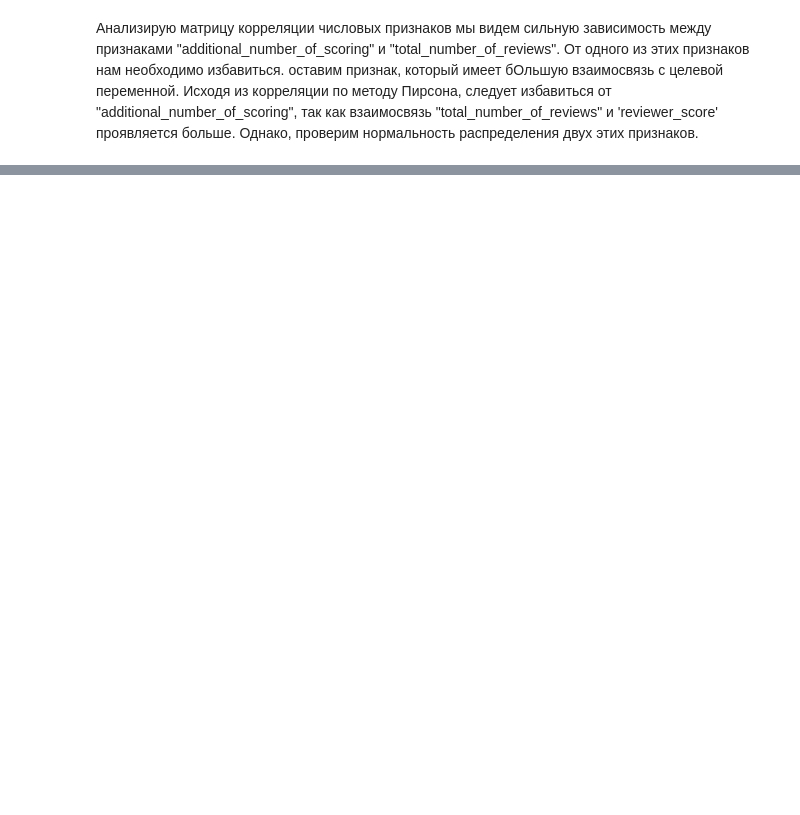
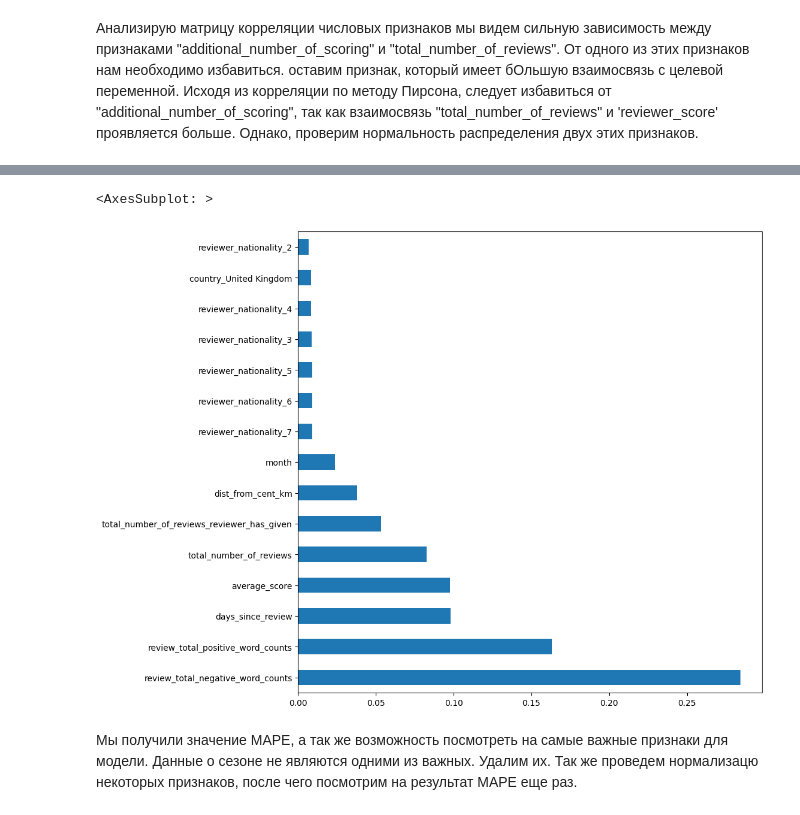
Before and after one commit to AndreevaDarya/booking-project, a Jupyter notebook: booking.ipynb, the cells around one changed output, grey strips where cells are left out. Saved outputs shown, nothing was run; the diff lists cells and outputs as text; code cells hidden in the pictures; blank space fills up the shorter version.

```diff
--- a/booking.ipynb
+++ b/booking.ipynb
@@ -557,0 +443,11 @@ clothing = pd.concat([feature_df, type_bin], axis=1)
+# %%
+plt.rcParams['figure.figsize'] = (10,10)
+feat_importances = pd.Series(model.feature_importances_, index=X.columns)
+feat_importances.nlargest(15).plot(kind='barh')
+# %% [output]
+<AxesSubplot: >
+[figure, added]
+# %% [markdown]
+Мы получили значение МАРЕ, а так же возможность посмотреть на самые важные признаки для модели.
+Данные о сезоне не являются одними из важных. Удалим их.
+Так же проведем нормализацю некоторых признаков, после чего посмотрим на результат МАРЕ еще раз.
```
Also changed, not shown: parts of 43 cells of this notebook.
